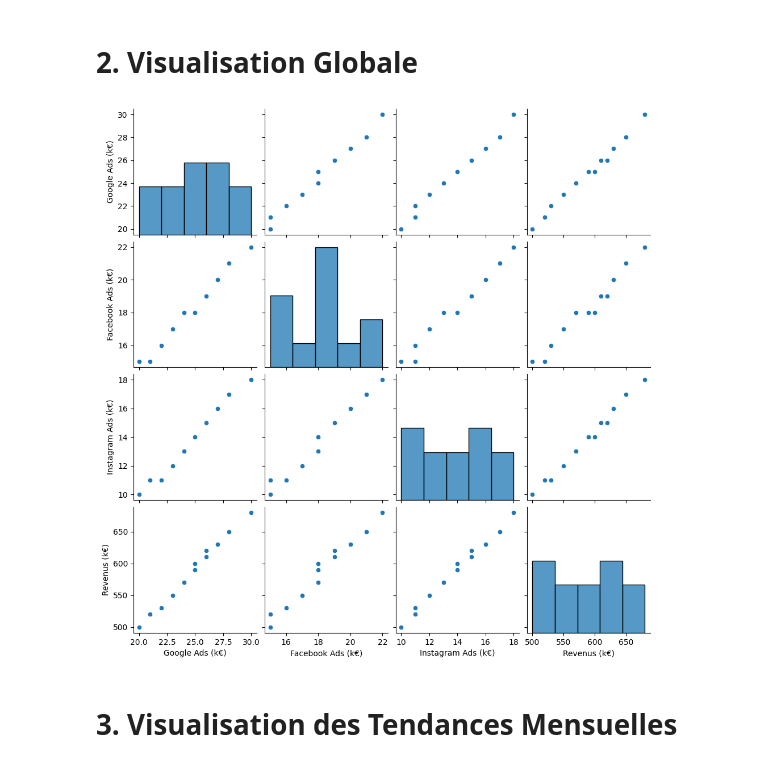
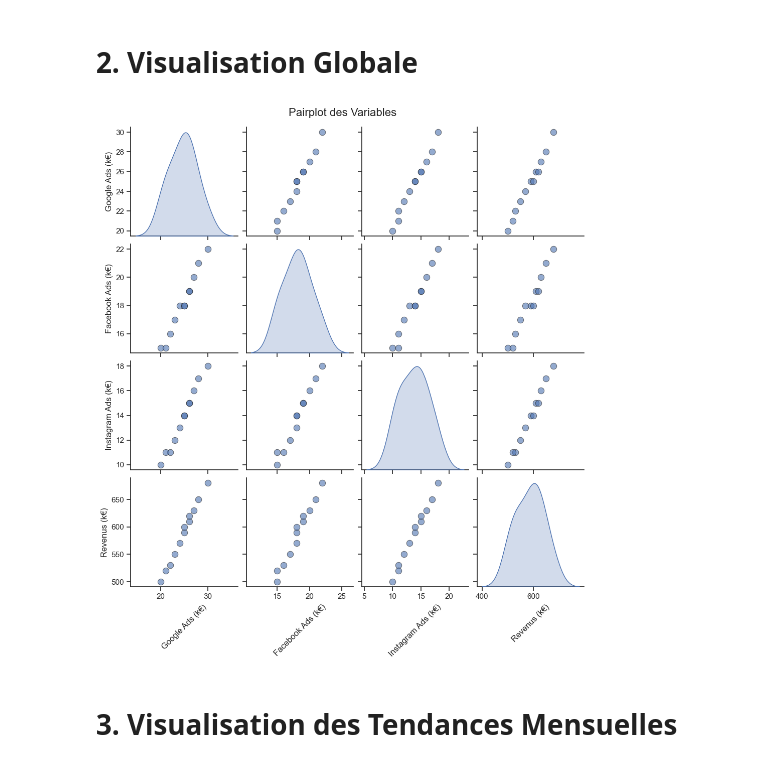
Before and after one commit to AleckAstan/ML_M2, a Jupyter notebook: notebooks/ML.ipynb, the cells around one changed output. Saved outputs shown, nothing was run; the diff lists cells and outputs as text; code cells hidden in the pictures.

```diff
--- a/notebooks/ML.ipynb
+++ b/notebooks/ML.ipynb
@@ -35,10 +35,20 @@ print(df.head())
 4           570
 # %% [markdown]
 # 2. Visualisation Globale
-# %%
-sns.pairplot(df)
-plt.show()
-# %% [output]
-[figure, removed]
+# %%
+sns.set(style="ticks", color_codes=True)
+g = sns.pairplot(df, diag_kind='kde', plot_kws={'alpha':0.6, 's':80, 'edgecolor':'k'}, height=2.5)
+
+plt.suptitle('Pairplot des Variables', y=1.02, size=16)
+
+for ax in g.axes.flatten():
+    ax.set_xlabel(ax.get_xlabel(), fontsize=12, rotation=45)
+    ax.set_ylabel(ax.get_ylabel(), fontsize=12)
+    ax.yaxis.label.set_size(12)
+    ax.xaxis.label.set_size(12)
+
+plt.show()
+# %% [output]
+[figure, added]
 # %% [markdown]
 # 3. Visualisation des Tendances Mensuelles
```
Also changed, not shown: parts of 5 cells of this notebook.
